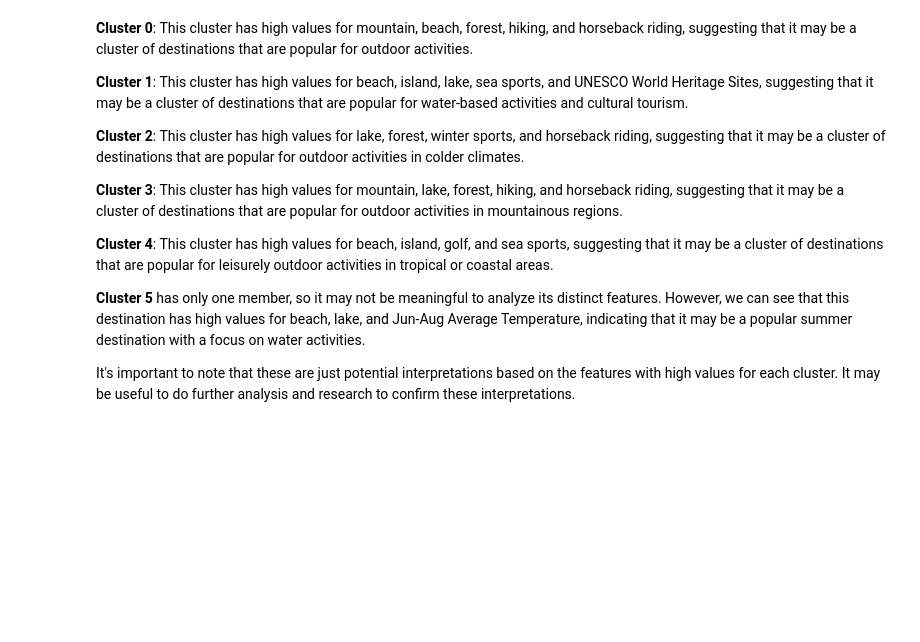
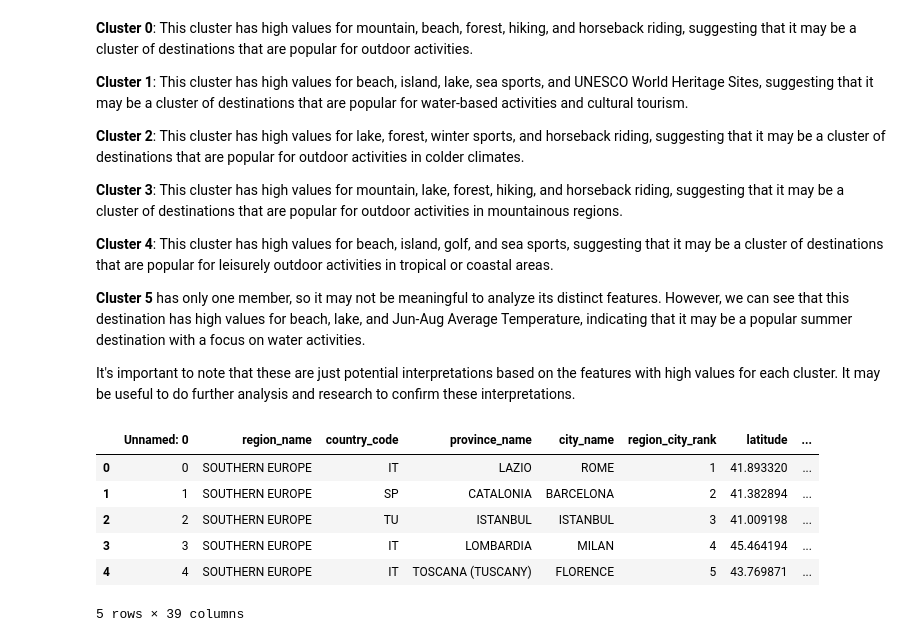
Before and after one commit to QMSS-G5063-2023/Group_B_CityGenres, a Jupyter notebook: modeling/hierarchical_clustering.ipynb, the cells around one changed output. Drawn from its saved outputs; the diff is of its cells as text; code cells hidden in the pictures; blank space fills up the shorter version.

```diff
--- a/modeling/hierarchical_clustering.ipynb
+++ b/modeling/hierarchical_clustering.ipynb
@@ -50,2 +48,0 @@ tab.shape
-# %%
-tab["Climate Type"] = tab["Climate Type"].str.lower()
@@ -147,0 +190,10 @@ It's important to note that these are just potential interpretations based on th
+# %%
+df.head()
+# %% [output]
+|  | Unnamed: 0 | region_name | country_code | province_name | city_name | region_city_rank | latitude | ... |
+| 0 | 0 | SOUTHERN EUROPE | IT | LAZIO | ROME | 1 | 41.893320 | ... |
+| 1 | 1 | SOUTHERN EUROPE | SP | CATALONIA | BARCELONA | 2 | 41.382894 | ... |
+| 2 | 2 | SOUTHERN EUROPE | TU | ISTANBUL | ISTANBUL | 3 | 41.009198 | ... |
+| 3 | 3 | SOUTHERN EUROPE | IT | LOMBARDIA | MILAN | 4 | 45.464194 | ... |
+| 4 | 4 | SOUTHERN EUROPE | IT | TOSCANA (TUSCANY) | FLORENCE | 5 | 43.769871 | ... |
+5 rows × 39 columns
```
Also changed, not shown: parts of 13 cells of this notebook.
